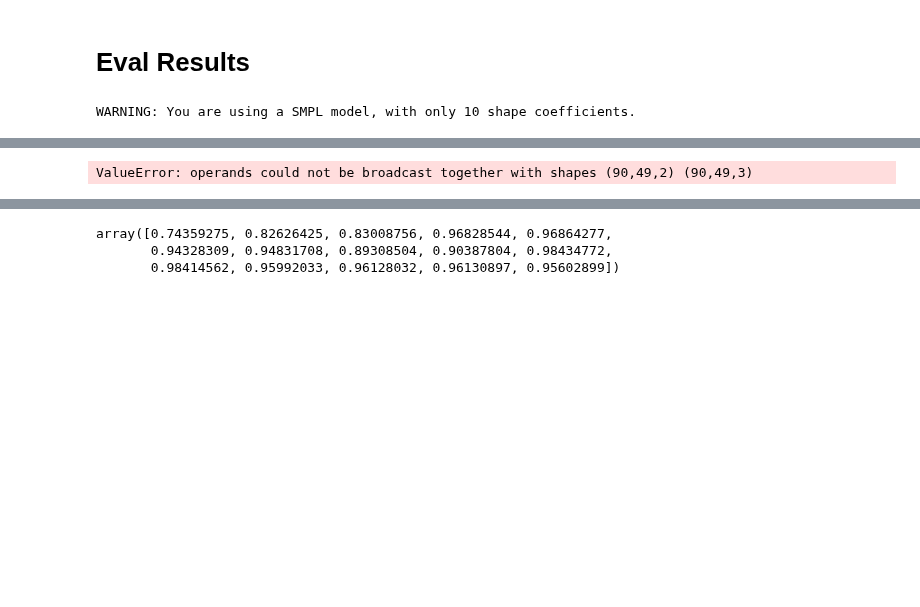
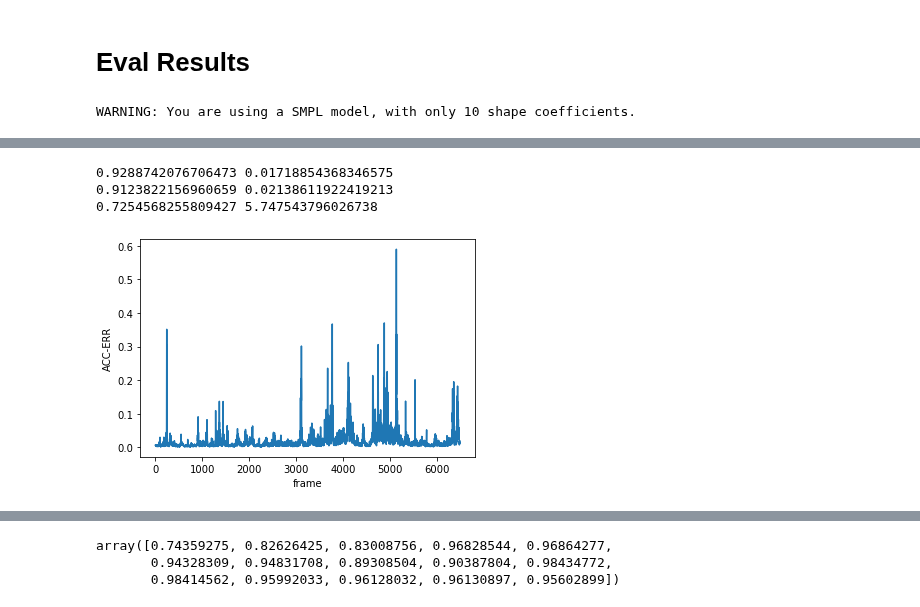
Before and after one commit to 2food/APEC, a Jupyter notebook: hmr.ipynb, the cells around one changed output, grey strips where cells are left out. Drawn from its saved outputs; the diff is of its cells as text; code cells hidden in the pictures; blank space fills up the shorter version.

```diff
--- a/hmr.ipynb
+++ b/hmr.ipynb
@@ -231,5 +236,2 @@ def acceleration(joints):
 # %%
-reload(utils)
 oks_testval, acc_err_testval = eval_res('testval')
-# %% [output]
-ValueError: operands could not be broadcast together with shapes (90,49,2) (90,49,3)
@@ -236 +244,16 @@ ValueError: operands could not be broadcast together with shapes (90,49,2) (90,4
+# %%
+print(oks_test.mean(), np.abs(acc_err_test).mean())
+print(oks_val.mean(), np.abs(acc_err_val).mean())
+print(oks_train.mean(), np.abs(acc_err_train).mean())
+# %% [output]
+0.9288742076706473 0.01718854368346575
+0.9123822156960659 0.02138611922419213
+0.7254568255809427 5.747543796026738
+# %%
+plt.plot(np.abs(acc_err_testval).mean(axis=1))
+plt.xlabel('frame')
+plt.ylabel('ACC-ERR')
+plt.savefig('spin-acc-err.png', bbox_inches='tight', dpi=100)
+# %% [output]
+[figure, added]
 # %%
```
Also changed, not shown: parts of 8 cells of this notebook, 3 other files.
